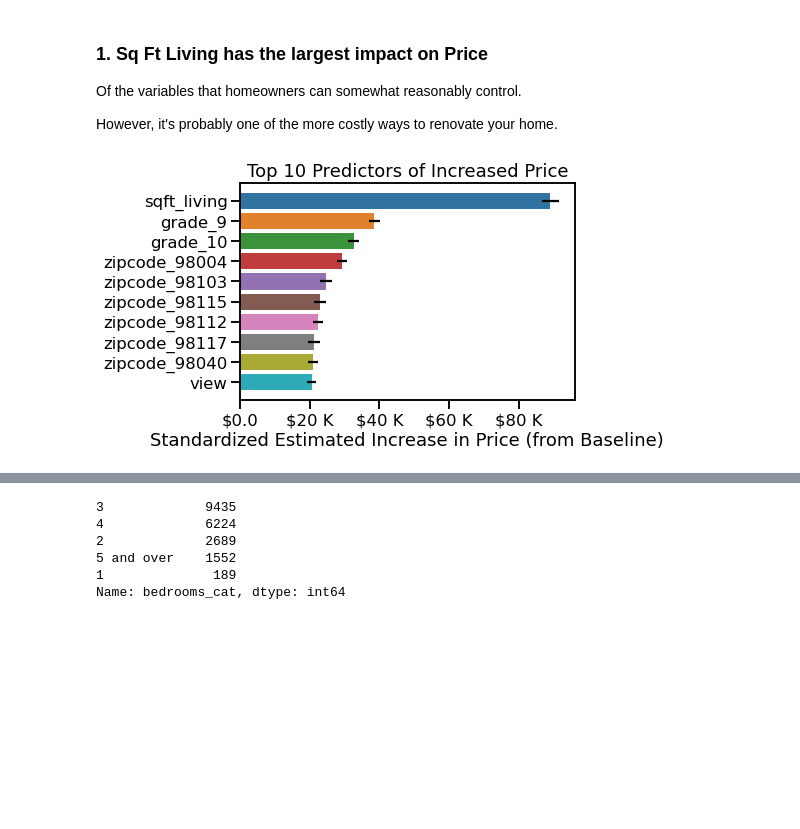
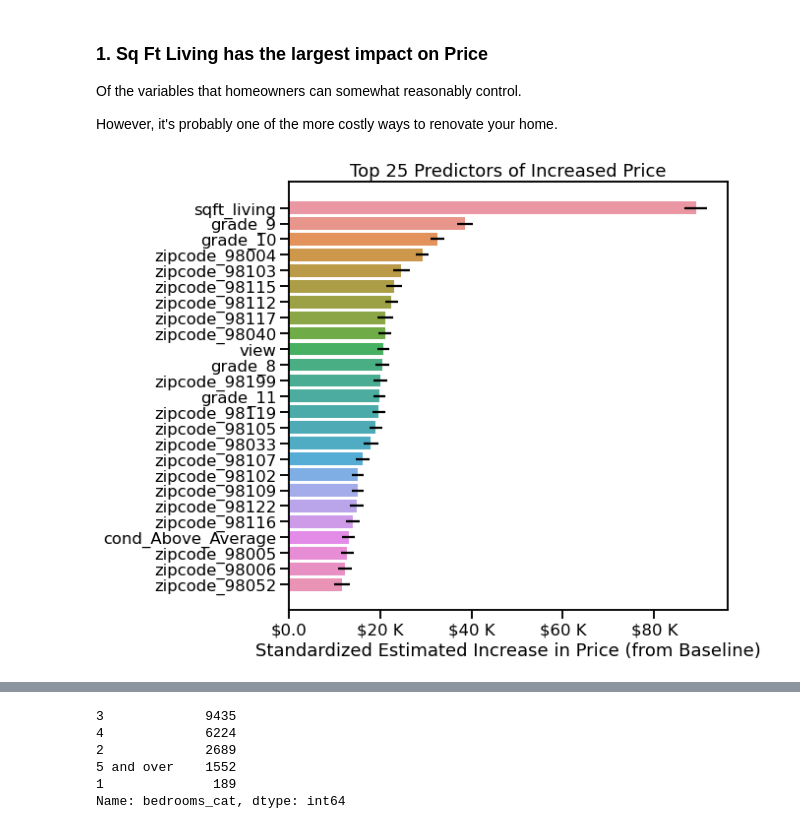
Before and after one commit to thetriggestcove/dsc-phase-2-project, a Jupyter notebook: index.ipynb, the cells around one changed output, grey strips where cells are left out. Saved outputs shown, nothing was run; the diff lists cells and outputs as text; code cells hidden in the pictures; blank space fills up the shorter version.

```diff
--- a/index.ipynb
+++ b/index.ipynb
@@ -2368,24 +2367,24 @@ However, it's probably one of the more costly ways to renovate your home.
 # %%
 sns.set_context('talk')
 
 cols = df_results.index[1:]
 
 non_i = df_results.filter(items=cols, axis=0).sort_values('standardized_coef',
-                                                      ascending=False).head(10)
+                                                      ascending=False).head(25)
 
 errmin = non_i['standardized_coef'].values - non_i['standardized_confmin'].values
 errmax = non_i['standardized_confmax'].values - non_i['standardized_coef'].values
 
-fig, ax = plt.subplots()
+fig, ax = plt.subplots(figsize=(8, 8))
 sns.barplot(data=non_i, y=non_i.index, x='standardized_coef', ax=ax, orient="h")
 
-ax.set_title('Top 10 Predictors of Increased Price')
+ax.set_title('Top 25 Predictors of Increased Price')
 ax.set_xlabel('Standardized Estimated Increase in Price (from Baseline)')
 ax.xaxis.set_major_formatter(plt.FuncFormatter(currency))
 ax.errorbar(x=non_i['standardized_coef'], y=non_i.index,
             xerr=[errmin,errmax], fmt='None', ecolor='black');
 # %% [output]
-[figure, old version]
+[figure, new version]
 # %%
 g = sns.lmplot(data=df_pruned, x='sqft_living', y='price',
                scatter_kws={'s':0.05}, line_kws={'color':'orange'});
```
Also changed, not shown: parts of 16 cells of this notebook, 2 other files.
